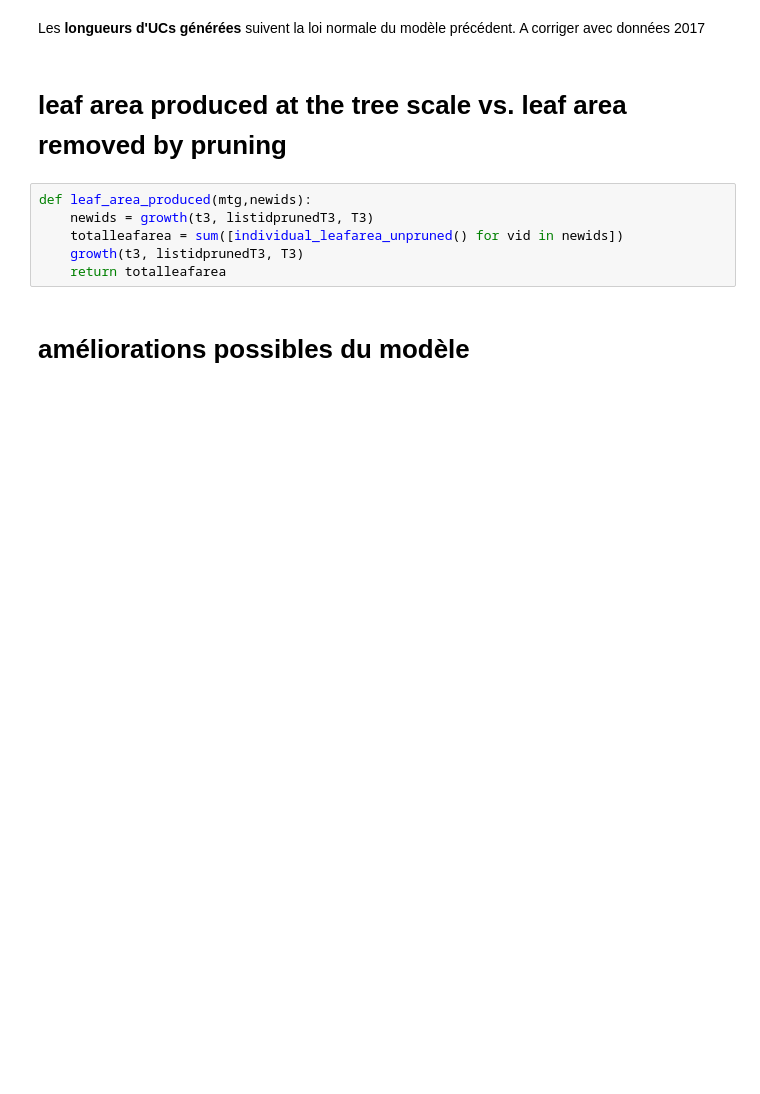
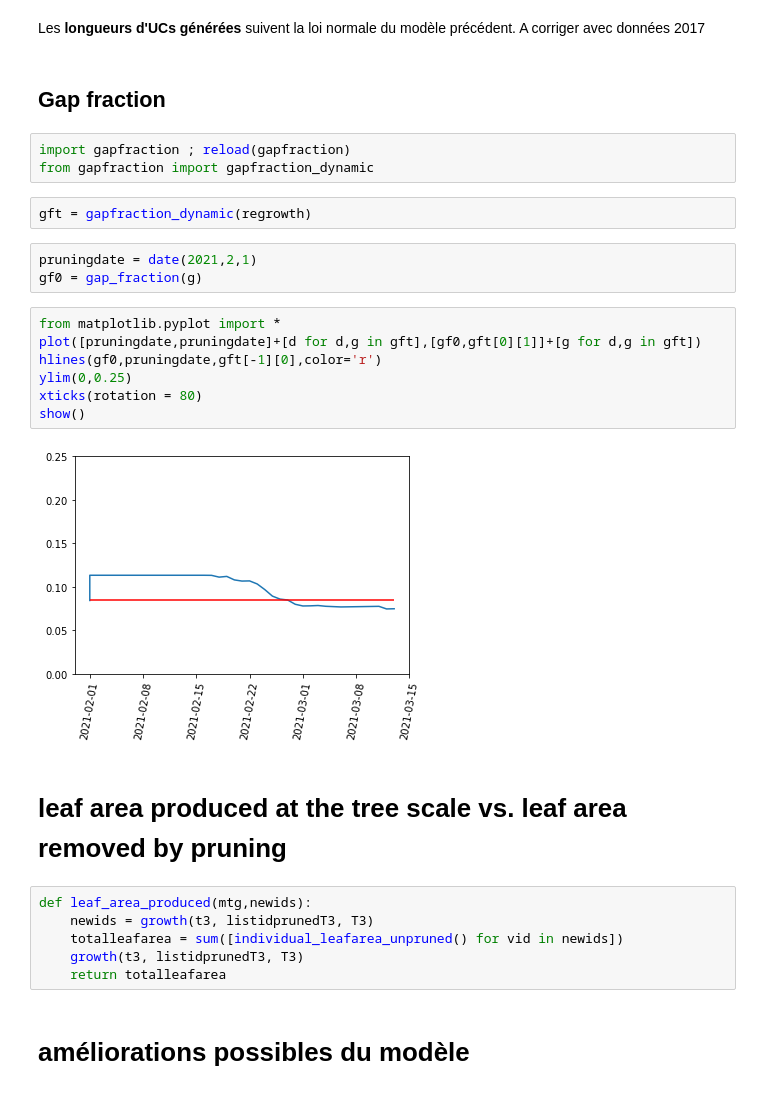
Before and after one commit to fredboudon/virtualpruning, a Jupyter notebook: notebooks/virtualpruning-regrowth.ipynb, the cells around one changed output. Drawn from its saved outputs; the diff is of its cells as text; blank space fills up the shorter version.

Commit message:
introduce gap fraction dynamic

```diff
--- a/notebooks/virtualpruning-regrowth.ipynb
+++ b/notebooks/virtualpruning-regrowth.ipynb
@@ -168,5 +128,24 @@ nb_children_histo(regrowth)
 # %% [markdown]
 Les **longueurs d'UCs générées** suivent la loi normale du modèle précédent. A corriger avec données 2017
+# %% [markdown]
+## Gap fraction
+# %%
+import gapfraction ; reload(gapfraction)
+from gapfraction import gapfraction_dynamic
+# %%
+gft = gapfraction_dynamic(regrowth)
+# %%
+pruningdate = date(2021,2,1)
+gf0 = gap_fraction(g)
+# %%
+from matplotlib.pyplot import *
+plot([pruningdate,pruningdate]+[d for d,g in gft],[gf0,gft[0][1]]+[g for d,g in gft])
+hlines(gf0,pruningdate,gft[-1][0],color='r')
+ylim(0,0.25)
+xticks(rotation = 80)
+show()
+# %% [output]
+[figure, added]
 # %% [markdown]
 # leaf area produced at the tree scale vs. leaf area removed by pruning
 # %%
```
Also changed, not shown: parts of 26 cells of this notebook, 6 other files.
